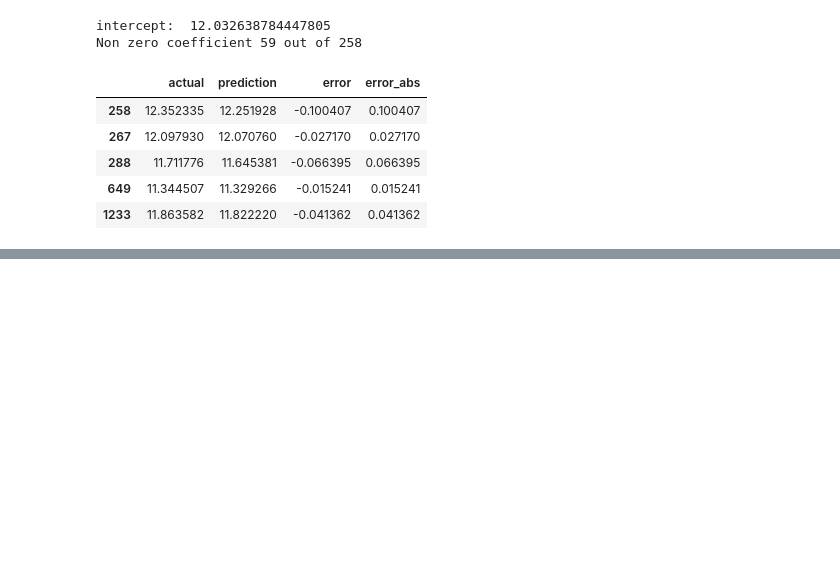
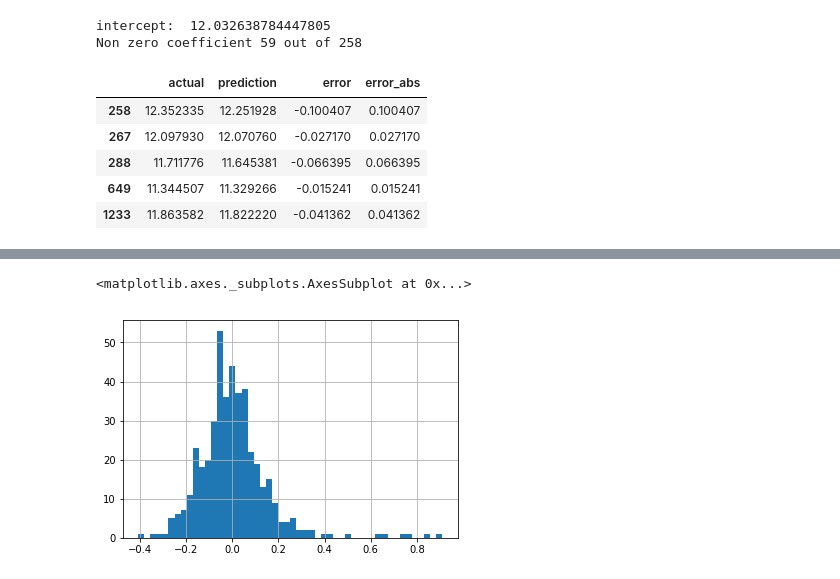
Before and after one commit to abulbasar/machine-learning, a Jupyter notebook: demos/Day 3 - kaggle house price prediction.ipynb, the cells around one changed output, grey strips where cells are left out. Cells and saved outputs as stored; diff of their text form; code cells hidden in the pictures; blank space fills up the shorter version.

```diff
--- a/demos/Day 3 - kaggle house price prediction.ipynb
+++ b/demos/Day 3 - kaggle house price prediction.ipynb
@@ -241,0 +262,5 @@ result.head()
+# %%
+result.error.hist(bins = 50)
+# %% [output]
+<matplotlib.axes._subplots.AxesSubplot at 0x...>
+[figure, added]
```
Also changed, not shown: parts of 6 cells of this notebook.
